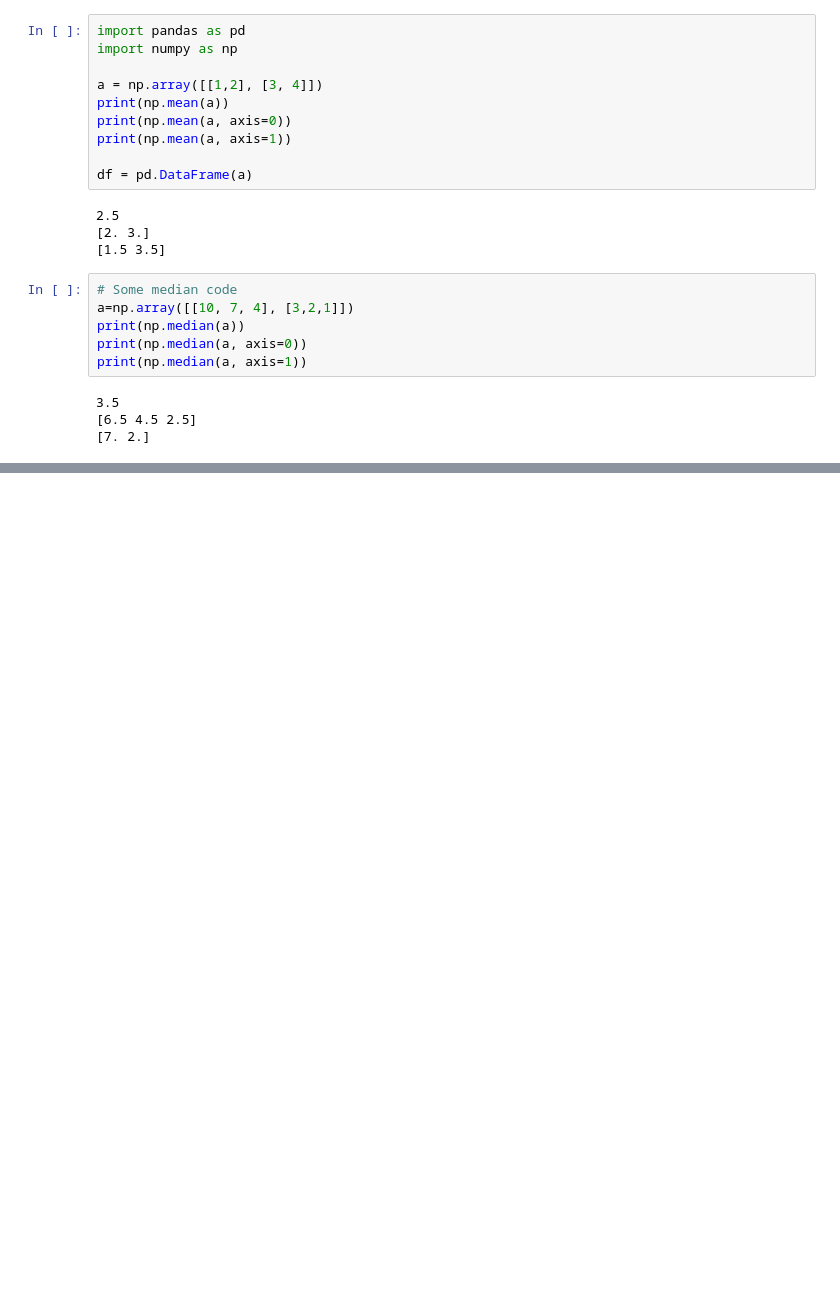
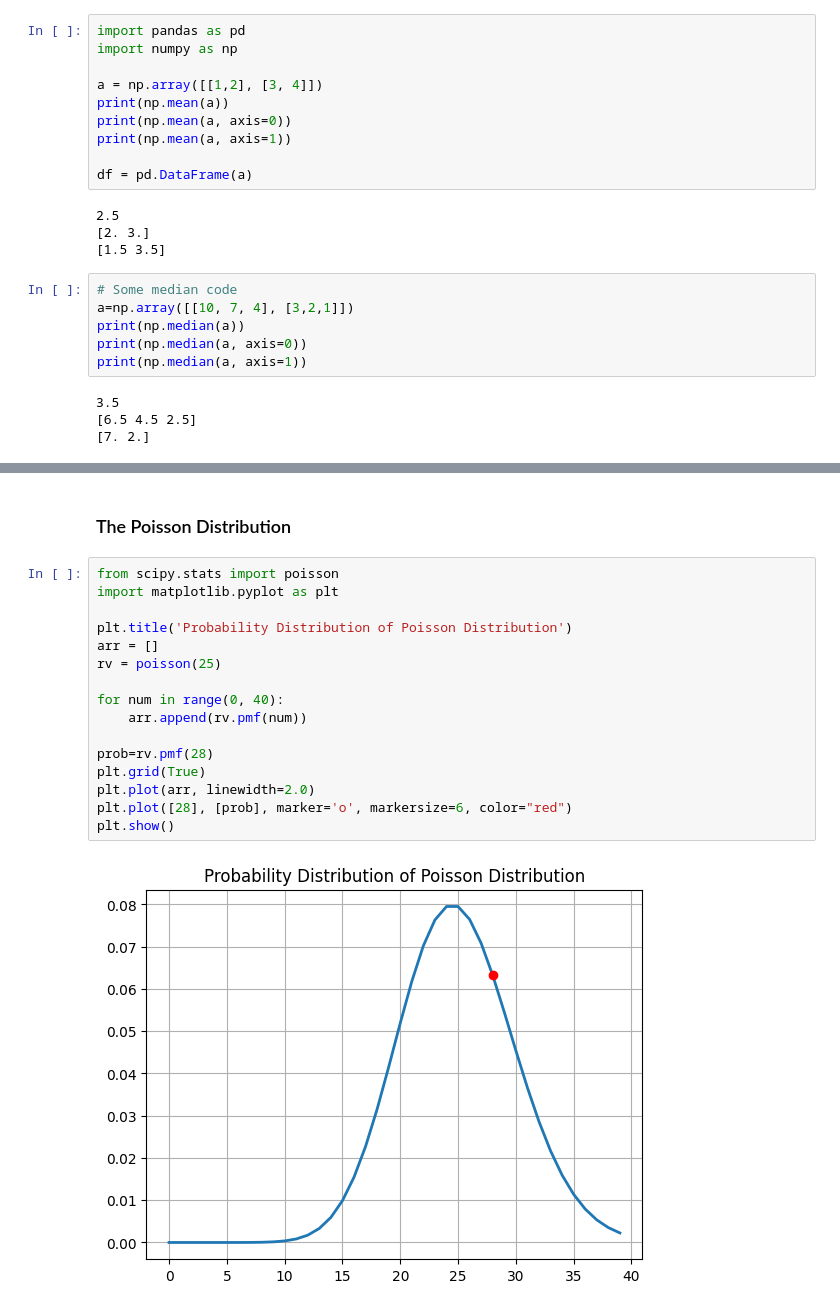
Before and after one commit to KennedyMungai/DataScience_Intro, a Jupyter notebook: intro.ipynb, the cells around one changed output, grey strips where cells are left out. Drawn from its saved outputs; the diff is of its cells as text; blank space fills up the shorter version.

Commit message:
Wrote a bunch of logic that produces the poisson distribution curve

```diff
--- a/intro.ipynb
+++ b/intro.ipynb
@@ -544,0 +558,20 @@ print(np.median(a, axis=1))
+# %% [markdown]
+<h3>The Poisson Distribution</h3>
+# %%
+from scipy.stats import poisson
+import matplotlib.pyplot as plt
+
+plt.title('Probability Distribution of Poisson Distribution')
+arr = []
+rv = poisson(25)
+
+for num in range(0, 40):
+    arr.append(rv.pmf(num))
+
+prob=rv.pmf(28)
+plt.grid(True)
+plt.plot(arr, linewidth=2.0)
+plt.plot([28], [prob], marker='o', markersize=6, color="red")
+plt.show()
+# %% [output]
+[figure, added]
```
Also changed, not shown: parts of 1 cell of this notebook.
